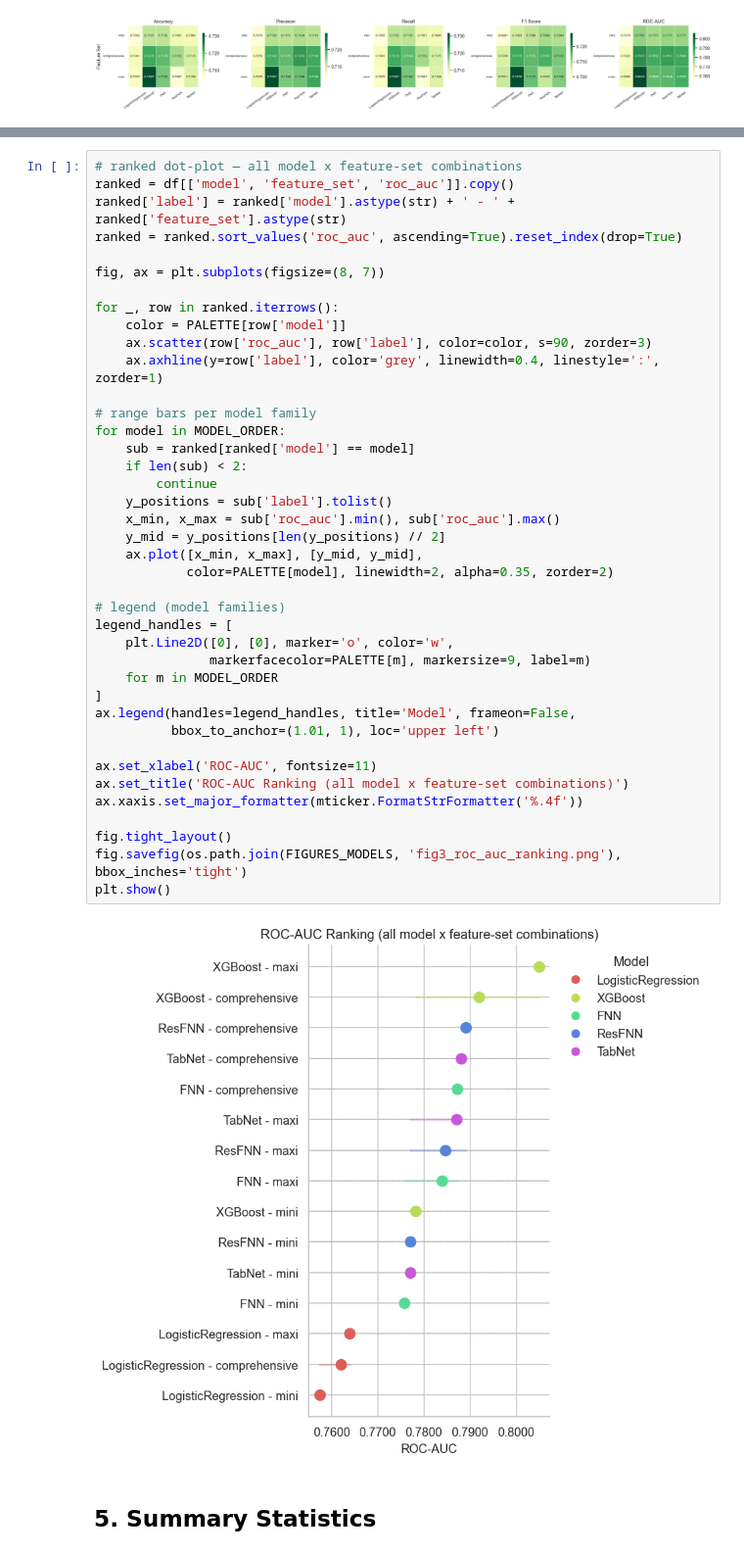
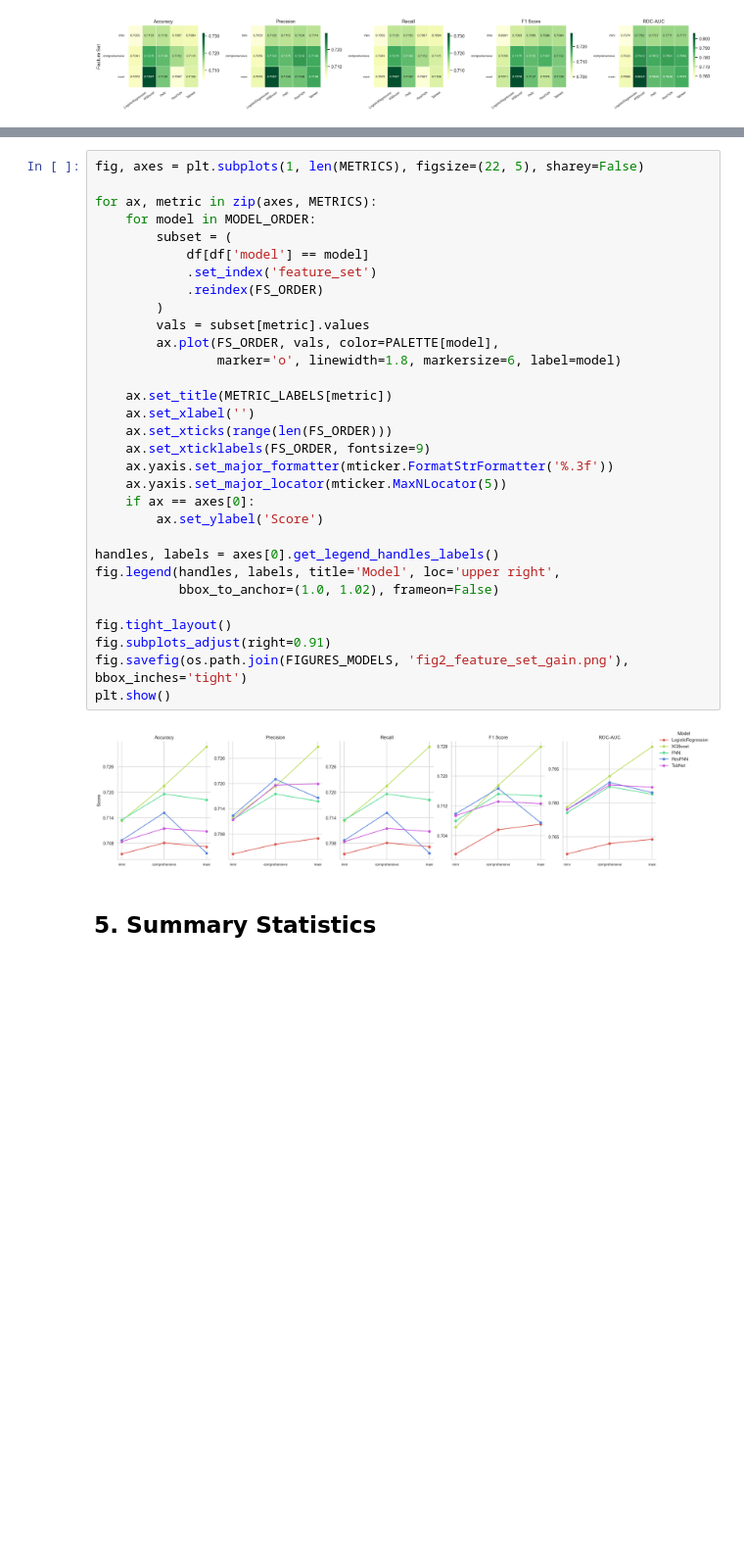
Before and after one commit to Orangenraph/Predicting-American-Football-Plays, a Jupyter notebook: notebooks/07_results.ipynb, the cells around one changed output, grey strips where cells are left out. Shown at 98% size. Saved outputs shown, nothing was run; the diff lists cells and outputs as text; blank space fills up the shorter version.

Commit message:
fix: results ipynb now showing 3 right plots

```diff
--- a/notebooks/07_results.ipynb
+++ b/notebooks/07_results.ipynb
@@ -177,45 +182,36 @@ plt.show()
 # %%
-# ranked dot-plot — all model x feature-set combinations
-ranked = df[['model', 'feature_set', 'roc_auc']].copy()
-ranked['label'] = ranked['model'].astype(str) + ' - ' + ranked['feature_set'].astype(str)
-ranked = ranked.sort_values('roc_auc', ascending=True).reset_index(drop=True)
+fig, axes = plt.subplots(1, len(METRICS), figsize=(22, 5), sharey=False)
 
-fig, ax = plt.subplots(figsize=(8, 7))
+for ax, metric in zip(axes, METRICS):
+    for model in MODEL_ORDER:
+        subset = (
+            df[df['model'] == model]
+            .set_index('feature_set')
+            .reindex(FS_ORDER)
+        )
+        vals = subset[metric].values
+        ax.plot(FS_ORDER, vals, color=PALETTE[model],
+                marker='o', linewidth=1.8, markersize=6, label=model)
 
-for _, row in ranked.iterrows():
-    color = PALETTE[row['model']]
-    ax.scatter(row['roc_auc'], row['label'], color=color, s=90, zorder=3)
-    ax.axhline(y=row['label'], color='grey', linewidth=0.4, linestyle=':', zorder=1)
+    ax.set_title(METRIC_LABELS[metric])
+    ax.set_xlabel('')
+    ax.set_xticks(range(len(FS_ORDER)))
+    ax.set_xticklabels(FS_ORDER, fontsize=9)
+    ax.yaxis.set_major_formatter(mticker.FormatStrFormatter('%.3f'))
+    ax.yaxis.set_major_locator(mticker.MaxNLocator(5))
+    if ax == axes[0]:
+        ax.set_ylabel('Score')
 
-# range bars per model family
-for model in MODEL_ORDER:
-    sub = ranked[ranked['model'] == model]
-    if len(sub) < 2:
-        continue
-    y_positions = sub['label'].tolist()
-    x_min, x_max = sub['roc_auc'].min(), sub['roc_auc'].max()
-    y_mid = y_positions[len(y_positions) // 2]
-    ax.plot([x_min, x_max], [y_mid, y_mid],
-            color=PALETTE[model], linewidth=2, alpha=0.35, zorder=2)
-
-# legend (model families)
-legend_handles = [
-    plt.Line2D([0], [0], marker='o', color='w',
-               markerfacecolor=PALETTE[m], markersize=9, label=m)
-    for m in MODEL_ORDER
-]
-ax.legend(handles=legend_handles, title='Model', frameon=False,
-          bbox_to_anchor=(1.01, 1), loc='upper left')
-
-ax.set_xlabel('ROC-AUC', fontsize=11)
-ax.set_title('ROC-AUC Ranking (all model x feature-set combinations)')
-ax.xaxis.set_major_formatter(mticker.FormatStrFormatter('%.4f'))
+handles, labels = axes[0].get_legend_handles_labels()
+fig.legend(handles, labels, title='Model', loc='upper right',
+           bbox_to_anchor=(1.0, 1.02), frameon=False)
 
 fig.tight_layout()
-fig.savefig(os.path.join(FIGURES_MODELS, 'fig3_roc_auc_ranking.png'), bbox_inches='tight')
+fig.subplots_adjust(right=0.91)
+fig.savefig(os.path.join(FIGURES_MODELS, 'fig2_feature_set_gain.png'), bbox_inches='tight')
 plt.show()
 # %% [output]
-[figure, old version]
+[figure, new version]
 # %% [markdown]
 ## 5. Summary Statistics
 # %%
```
Also changed, not shown: parts of 2 cells of this notebook, 2 other files.
